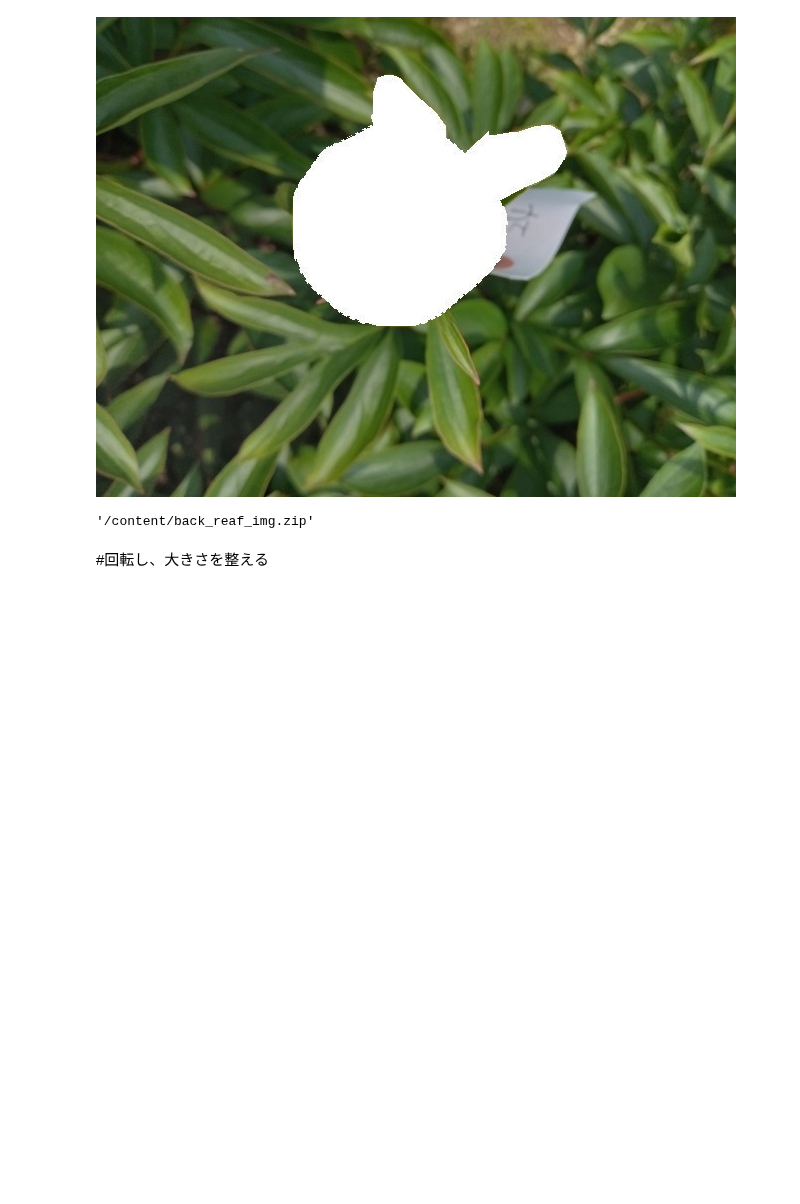
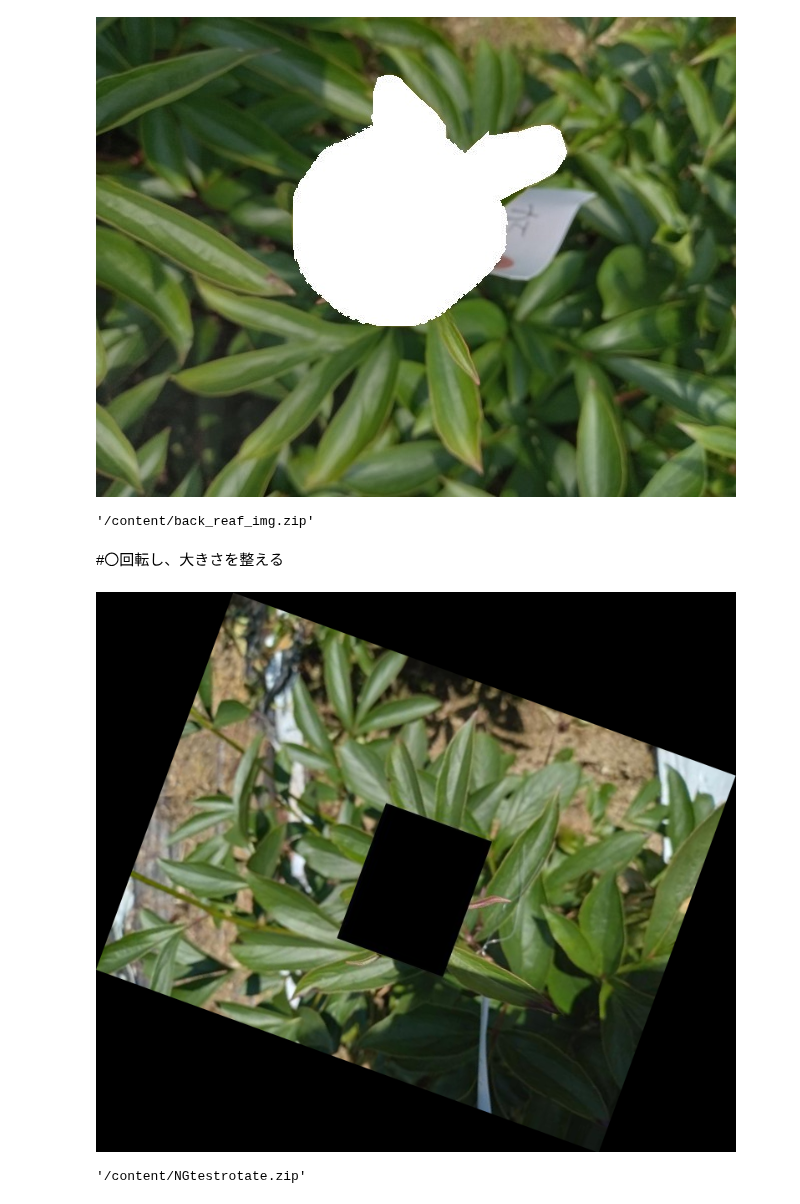
Before and after one commit to 1900690/image-movie-editing, a Jupyter notebook: 背景と合成.ipynb, the cells around one changed output. Cells and saved outputs as stored; diff of their text form; code cells hidden in the pictures; blank space fills up the shorter version.

Commit message:
Colab を使用して作成されました

```diff
--- a/背景と合成.ipynb
+++ b/背景と合成.ipynb
@@ -333,7 +333,7 @@ shutil.make_archive('/content/back_reaf_img', 'zip', '/content/back_reaf_img')
 # %% [output]
 '/content/back_reaf_img.zip'
 # %% [markdown]
-#回転し、大きさを整える
+#〇回転し、大きさを整える
 # %%
 #@title 関数定義
 import cv2
@@ -361,26 +355,46 @@ def scale_box(img, width, height):
     return dst
 # %%
 import cv2
+import numpy as np
 from google.colab.patches import cv2_imshow
-import glob
-import os
-import pandas as pd
-import re
+
 
 if os.path.exists('/content/rotate/'):
     shutil.rmtree("/content/rotate/")
 if not os.path.exists('/content/rotate'):
     os.makedirs('/content/rotate')
 
 img_name = sorted(glob.glob('/content/foward/*.jpg'))
+#同じ画像を何回増やすか
+number=60
 
 for imgname in img_name:
-  list_look_up = os.path.basename(imgname)
-  fore_img = cv2.imread('/content/foward/'+list_look_up)
-  angle = np.random.randint(-10,10)
-  size = fore_img.shape[:2]
-  mat = cv2.getRotationMatrix2D((size[0] // 2, size[1] // 2), angle, 1)
-  #dst = scale_box(mat, 640, 640)
-  cv2.imwrite('/content/rotate/'+os.path.basename(list_look_up), mat)
+  for i in range(number):
+    list_look_up = os.path.basename(imgname)
+    img = cv2.imread('/content/foward/'+list_look_up)
+    h, w = img.shape[:2]
+    angle = np.random.randint(0,360)
+    a = np.radians(angle)
+    w_rot = int(np.round(w*abs(np.cos(a)) + h*abs(np.sin(a))))
+    h_rot = int(np.round(w*abs(np.sin(a)) + h*abs(np.cos(a))))
 
-imshow(mat)
+    M = cv2.getRotationMatrix2D((w/2,h/2), angle, 1)
+    M[0][2] += -w/2 + w_rot/2
+    M[1][2] += -h/2 + h_rot/2
+
+    img_rot  = cv2.warpAffine(img, M, (w_rot,h_rot))
+    dst = scale_box(img_rot, 640, 640)
+    cv2.imwrite('/content/rotate/'+list_look_up+"_"+str(angle).zfill(3)+'.jpg',dst)
+
+cv2_imshow(dst)
+# %% [output]
+[figure, added]
+# %%
+#@markdown 作ったファイルをダウンロード
+import shutil
+import os
+from google.colab import files
+
+shutil.make_archive('/content/NGtestrotate', 'zip', '/content/rotate')
+# %% [output]
+'/content/NGtestrotate.zip'
```
Also changed, not shown: parts of 3 cells of this notebook.
